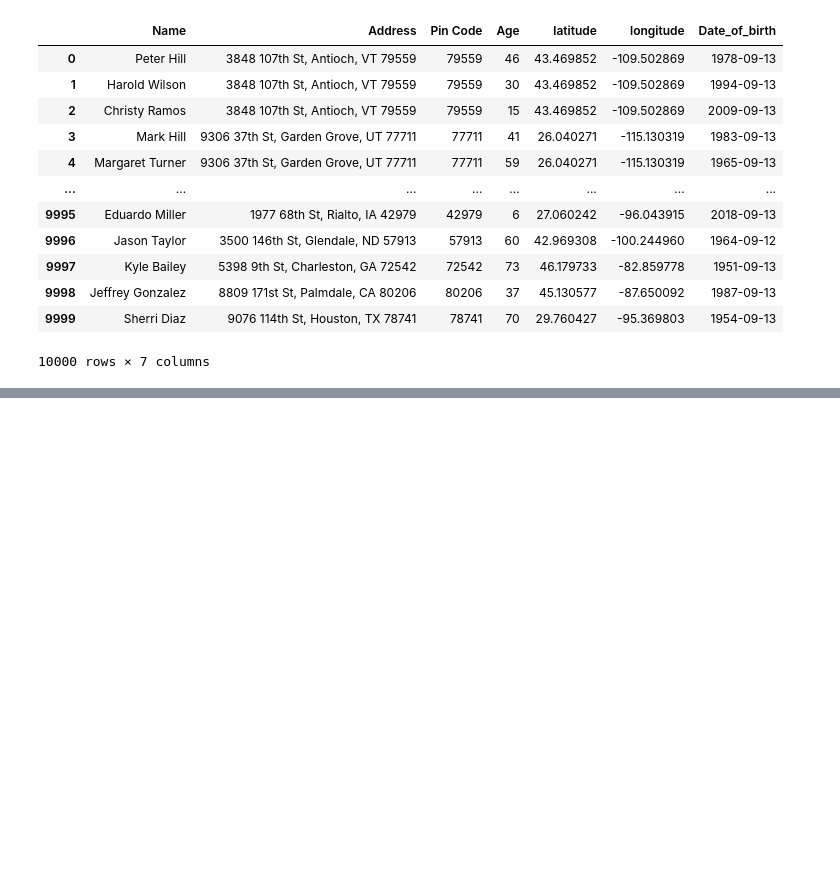
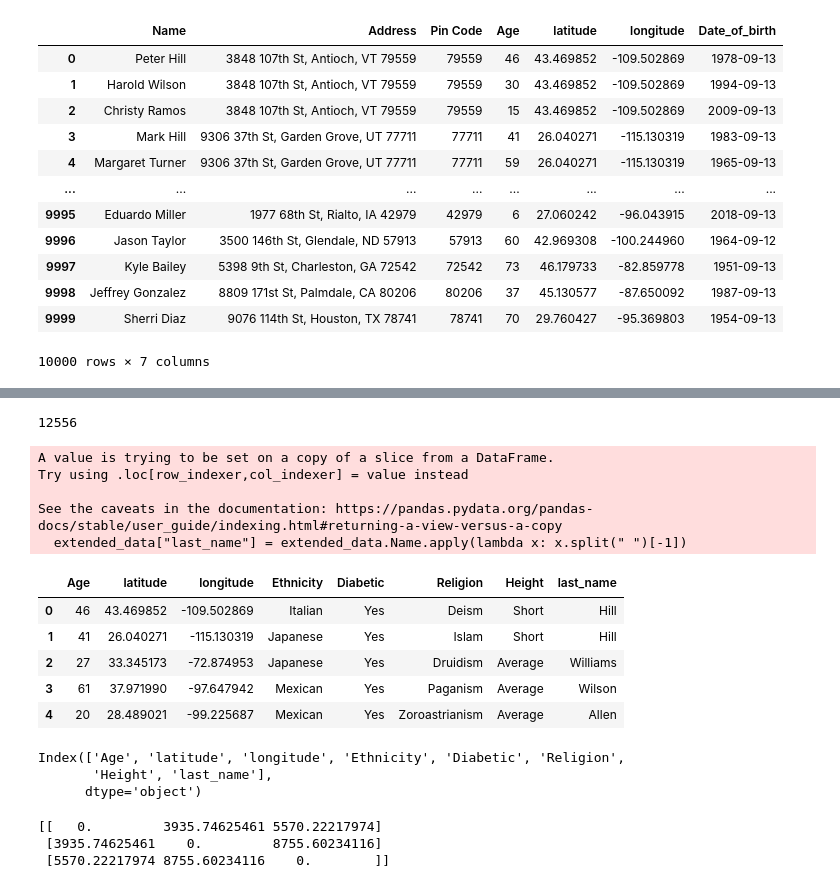
Before and after one commit to hrisikesh-CN/beneficiary_matching_poc, a Jupyter notebook: research/data_preparation.ipynb, the cells around one changed output, grey strips where cells are left out. Saved outputs shown, nothing was run; the diff lists cells and outputs as text; code cells hidden in the pictures; blank space fills up the shorter version.

Commit message:
data preparation notebook updated

```diff
--- a/research/data_preparation.ipynb
+++ b/research/data_preparation.ipynb
@@ -501,0 +531,47 @@ data_1.to_csv(file_name, index=False)
+# %%
+query = """Can you extend the data by creating little similar adddress and their
+coresponsing longitude and latitude? I do not want the exact duplicates but nearby locations.
+Make sure, the data is within the US. If you create names, make sure the surnames are falling in a categories
+like there should be few unique surnames and them with the first names, you can do permutation and combination to create
+names. Do not create more than 10000 data, the total len of the dataset shall not be more than 20k. Make sure, the names or any data
+is not exactly duplicate.
+
+"""
+extended_data = chat_with_data(smart_unique_data,
+               query = query)
+# %%
+extended_data = extended_data.drop_duplicates(subset="Address")
+# %%
+len(extended_data.longitude.unique())
+# %% [output]
+12556
+# %%
+extended_data["last_name"] = extended_data.Name.apply(lambda x: x.split(" ")[-1])
+# %% [output]
+A value is trying to be set on a copy of a slice from a DataFrame.
+Try using .loc[row_indexer,col_indexer] = value instead
+
+See the caveats in the documentation: https://pandas.pydata.org/pandas-docs/stable/user_guide/indexing.html#returning-a-view-versus-a-copy
+  extended_data["last_name"] = extended_data.Name.apply(lambda x: x.split(" ")[-1])
+# %%
+final_data = extended_data.drop(columns=[
+    "Name",
+    "Address",
+    "Pin Code",
+    "Date_of_birth"])
+final_data = final_data.rename(columns={"Nationality": "Ethnicity"})
+# %%
+final_data.head()
+# %% [output]
+|  | Age | latitude | longitude | Ethnicity | Diabetic | Religion | Height | last_name |
+| 0 | 46 | 43.469852 | -109.502869 | Italian | Yes | Deism | Short | Hill |
+| 1 | 41 | 26.040271 | -115.130319 | Japanese | Yes | Islam | Short | Hill |
+| 2 | 27 | 33.345173 | -72.874953 | Japanese | Yes | Druidism | Average | Williams |
+| 3 | 61 | 37.971990 | -97.647942 | Mexican | Yes | Paganism | Average | Wilson |
+| 4 | 20 | 28.489021 | -99.225687 | Mexican | Yes | Zoroastrianism | Average | Allen |
+# %%
+final_data.columns
+# %% [output]
+Index(['Age', 'latitude', 'longitude', 'Ethnicity', 'Diabetic', 'Religion',
+       'Height', 'last_name'],
+      dtype='object')
@@ -501,0 +596,17 @@ data_1.to_csv(file_name, index=False)
+# %%
+import pandas as pd
+
+# Example DataFrame
+df = pd.DataFrame({
+    'latitude': [40.7128, 34.0522, 51.5074],
+    'longitude': [-74.0060, -118.2437, -0.1278]
+})
+
+# Apply the haversine distance function
+distances = pairwise_distances(df[['longitude', 'latitude']], metric=haversine)
+
+print(distances)
+# %% [output]
+[[   0.         3935.74625461 5570.22217974]
+ [3935.74625461    0.         8755.60234116]
+ [5570.22217974 8755.60234116    0.        ]]
```
Also changed, not shown: parts of 5 cells of this notebook.
